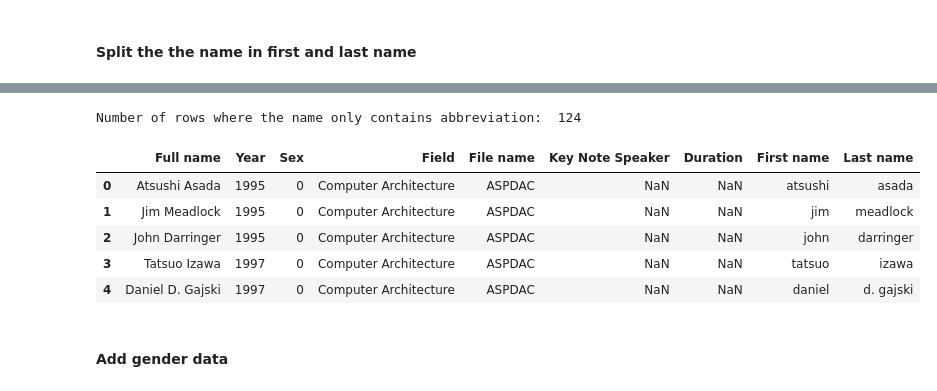
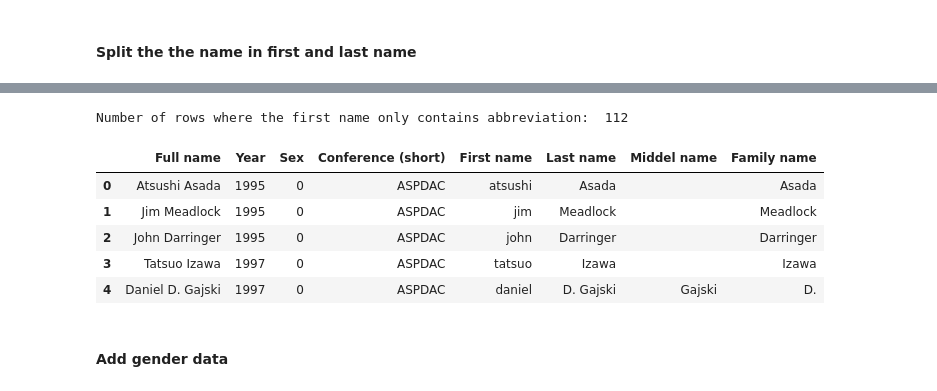
Before and after one commit to mariespedersen/Thesis_github, a Jupyter notebook: Preprocessing.ipynb, the cells around one changed output, grey strips where cells are left out. Drawn from its saved outputs; the diff is of its cells as text; code cells hidden in the pictures.

Commit message:
names

```diff
--- a/Preprocessing.ipynb
+++ b/Preprocessing.ipynb
@@ -16,8 +16,12 @@ def append_data(folder):
         df_temp = pd.read_csv(file, index_col=None)
         df_temp['File name'] = os.path.splitext(os.path.basename(file))[0]
         df = df.append(df_temp, ignore_index=True)
-    df['File name'] = df['File name'].str.split('_').str[0]
-    df = df.drop("Field", axis=1)
+    df['Conference (short)'] = df['File name'].str.split('_').str[0]
+    df = df.drop(["Field","File name"], axis=1)
+    try:
+        df = df.drop(["Key Note Speaker"], axis=1)
+    except:
+        pass
     return df
 
 df = append_data('Key Note Speakers')
@@ -34,2 +38,17 @@ Number of rows: 7616
 # %% [markdown]
 #### Split the the name in first and last name
+# %%
+df['First name'] = df['Full name'].str.split(' ').str[0].str.lower()
+df['Last name'] = df['Full name'].str.split(' ').str[1:].str.join(' ')
+
+# df_proceedings['Middel name'] = df_proceedings['Last name'].str.split(' ').str[0].str.lower()
+# df_proceedings['Family name'] = df_proceedings['Last name'].str.split(' ').str[1:].str.join(' ').str.lower()
+
+# if last name contains a space then split it into two columns called Middel name and Last name
+if df['Last name'].str.contains(' ').any():
+    df['Middle name'] = df['Last name'].str.split(' ', expand=True)[1]
+    if df['Middle name'].any() == None:
+        df['Family name'] = None
+    else:
+        df['Last name'] = df['Full name'].str.split(' ').str[2:].str.join(' ')
+df.head()
@@ -36,28 +62,31 @@ Number of rows: 7616
 # %%
 # Add two new columns, where Full name is split into first and last name and the new columns are lowercased
 df['First name'] = df['Full name'].str.split(' ').str[0].str.lower()
-df['Last name'] = df['Full name'].str.split(' ').str[1:].str.join(' ').str.lower()
+df['Last name'] = df['Full name'].str.split(' ').str[1:].str.join(' ')
+
+
+
 
 
 # unicode the 'First name' column
 df['First name'] = df["First name"].str.normalize('NFKD')\
        .str.encode('ascii', errors='ignore')\
        .str.decode('utf-8')
 
 
 # Remove all rows from First name which only 1 letter and a dot for intance "A."
-print("Number of rows where the name only contains abbreviation: ", df[df['First name'].str.contains('^[a-z]\.$')].shape[0])
+print("Number of rows where the first name only contains abbreviation: ", df[df['First name'].str.contains('^[a-z]\.$')].shape[0])
 df = df[~df['First name'].str.contains('^[a-z]\.$')]
 
 df.head()
 # %% [output]
-Number of rows where the name only contains abbreviation:  124
+Number of rows where the first name only contains abbreviation:  112
-|  | Full name | Year | Sex | Field | File name | Key Note Speaker | Duration | First name | Last name |
-| 0 | Atsushi Asada | 1995 | 0 | Computer Architecture | ASPDAC | NaN | NaN | atsushi | asada |
-| 1 | Jim Meadlock | 1995 | 0 | Computer Architecture | ASPDAC | NaN | NaN | jim | meadlock |
-| 2 | John Darringer | 1995 | 0 | Computer Architecture | ASPDAC | NaN | NaN | john | darringer |
-| 3 | Tatsuo Izawa | 1997 | 0 | Computer Architecture | ASPDAC | NaN | NaN | tatsuo | izawa |
-| 4 | Daniel D. Gajski | 1997 | 0 | Computer Architecture | ASPDAC | NaN | NaN | daniel | d. gajski |
+|  | Full name | Year | Sex | Conference (short) | First name | Last name | Middel name | Family name |
+| 0 | Atsushi Asada | 1995 | 0 | ASPDAC | atsushi | Asada |  | Asada |
+| 1 | Jim Meadlock | 1995 | 0 | ASPDAC | jim | Meadlock |  | Meadlock |
+| 2 | John Darringer | 1995 | 0 | ASPDAC | john | Darringer |  | Darringer |
+| 3 | Tatsuo Izawa | 1997 | 0 | ASPDAC | tatsuo | Izawa |  | Izawa |
+| 4 | Daniel D. Gajski | 1997 | 0 | ASPDAC | daniel | D. Gajski | Gajski | D. |
 # %% [markdown]
 #### Add gender data
 # %%
```
Also changed, not shown: parts of 8 cells of this notebook.
